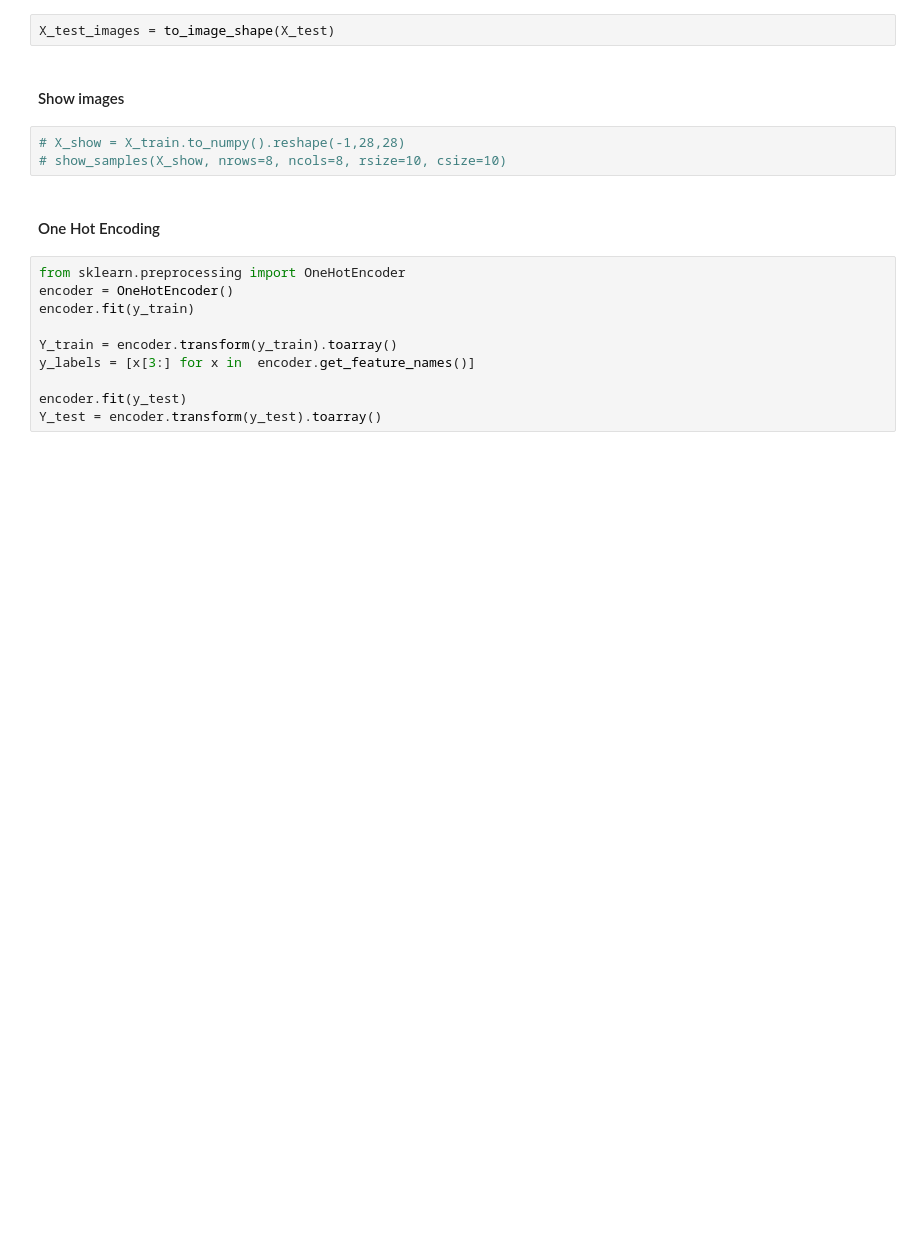
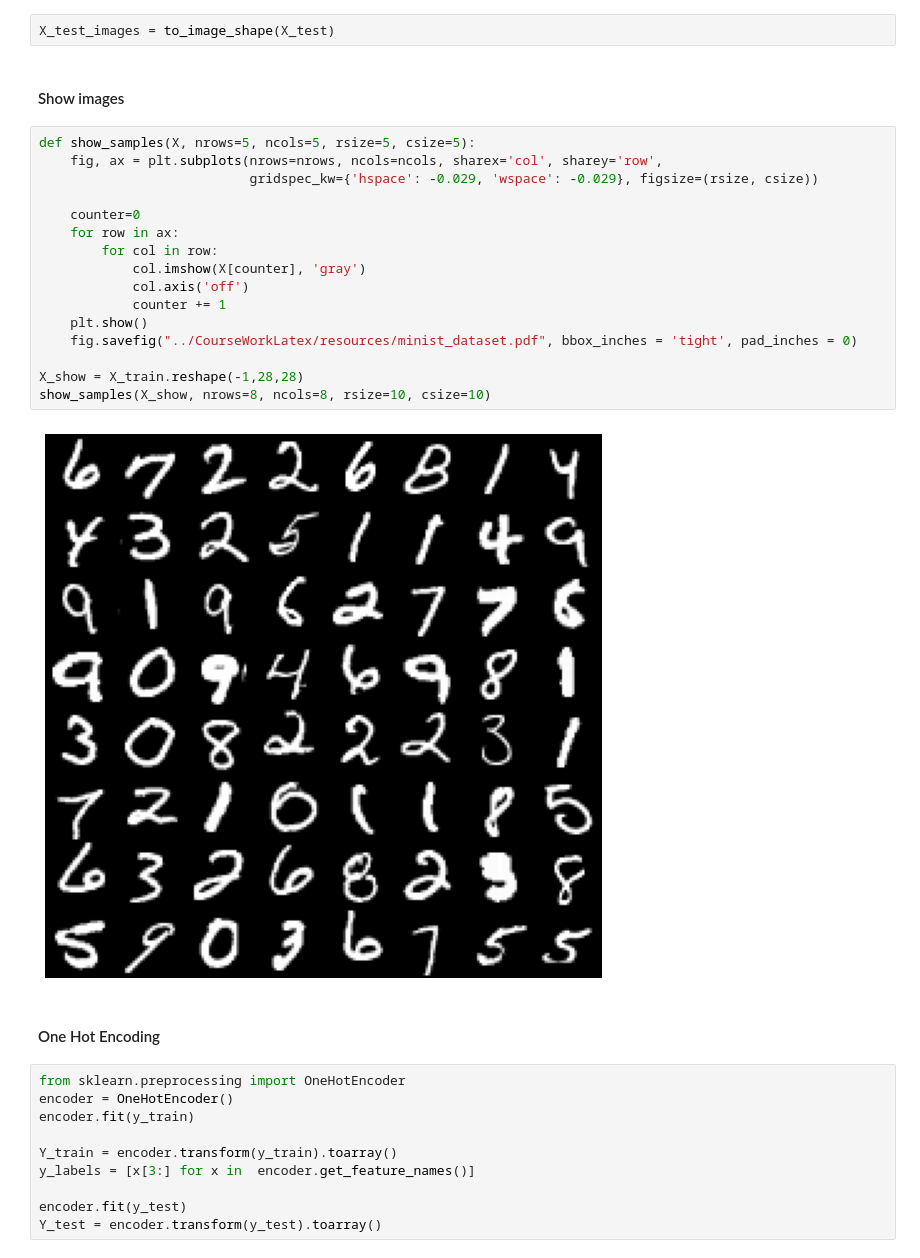
Before and after one commit to vseredovych/AdaversarialAI, a Jupyter notebook: Code/benchmarking_adv.ipynb, the cells around one changed output. Saved outputs shown, nothing was run; the diff lists cells and outputs as text; blank space fills up the shorter version.

Commit message:
First final version of coursework. Messy code...

```diff
--- a/Code/benchmarking_adv.ipynb
+++ b/Code/benchmarking_adv.ipynb
@@ -65,9 +66,24 @@ Test set: X=(8400, 784), y=(8400, 1)
 X_test_images = to_image_shape(X_test)
 # %% [markdown]
 #### Show images
-# %%
-# X_show = X_train.to_numpy().reshape(-1,28,28)
-# show_samples(X_show, nrows=8, ncols=8, rsize=10, csize=10)
+# %%
+def show_samples(X, nrows=5, ncols=5, rsize=5, csize=5):
+    fig, ax = plt.subplots(nrows=nrows, ncols=ncols, sharex='col', sharey='row',
+                           gridspec_kw={'hspace': -0.029, 'wspace': -0.029}, figsize=(rsize, csize))
+
+    counter=0
+    for row in ax:
+        for col in row:
+            col.imshow(X[counter], 'gray')
+            col.axis('off')
+            counter += 1
+    plt.show()
+    fig.savefig("../CourseWorkLatex/resources/minist_dataset.pdf", bbox_inches = 'tight', pad_inches = 0)
+
+X_show = X_train.reshape(-1,28,28)
+show_samples(X_show, nrows=8, ncols=8, rsize=10, csize=10)
+# %% [output]
+[figure, added]
 # %% [markdown]
 #### One Hot Encoding
 # %%
```
Also changed, not shown: parts of 24 cells of this notebook, 24 other files.
